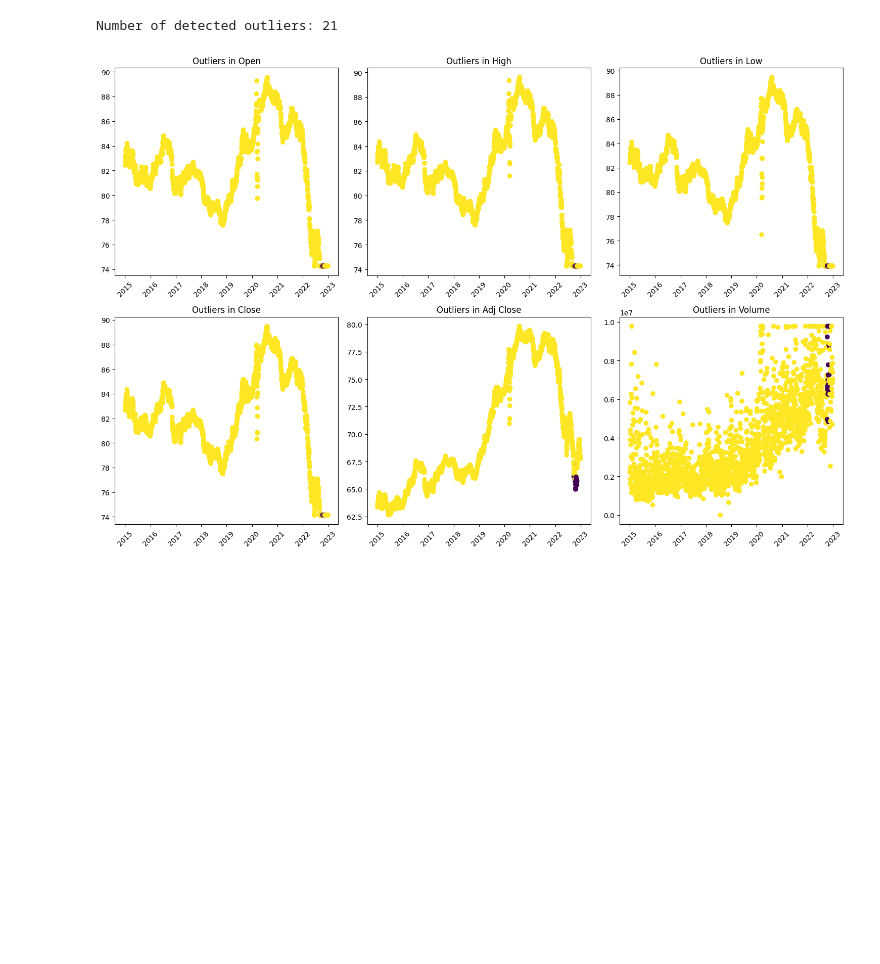
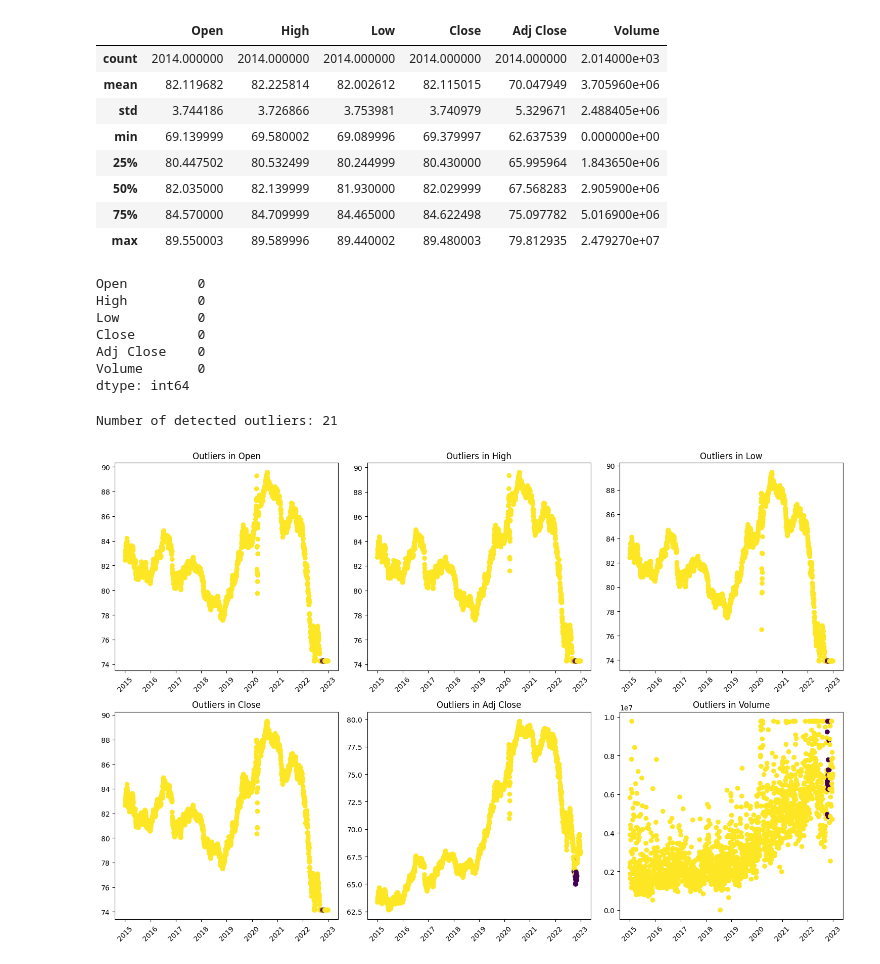
Before and after one commit to Endekalu777/Forecasting-Portfolio-Strategies, a Jupyter notebook: notebooks/BND_data_handler.ipynb, the cells around one changed output. Cells and saved outputs as stored; diff of their text form; code cells hidden in the pictures; blank space fills up the shorter version.

Commit message:
feat: removed repeated plots in the data_handler notebooks of each data

```diff
--- a/notebooks/BND_data_handler.ipynb
+++ b/notebooks/BND_data_handler.ipynb
@@ -8,6 +8,23 @@ from scripts.data_handler import *
 BND_handler = DataHandler("../data/BND_historical_data.csv")
 BND_df = BND_handler.load_data()
 # %%
-BND_handler.detect_outliers()
+BND_handler.process_data()
 # %% [output]
+|  | Open | High | Low | Close | Adj Close | Volume |
+| count | 2014.000000 | 2014.000000 | 2014.000000 | 2014.000000 | 2014.000000 | 2.014000e+03 |
+| mean | 82.119682 | 82.225814 | 82.002612 | 82.115015 | 70.047949 | 3.705960e+06 |
+| std | 3.744186 | 3.726866 | 3.753981 | 3.740979 | 5.329671 | 2.488405e+06 |
+| min | 69.139999 | 69.580002 | 69.089996 | 69.379997 | 62.637539 | 0.000000e+00 |
+| 25% | 80.447502 | 80.532499 | 80.244999 | 80.430000 | 65.995964 | 1.843650e+06 |
+| 50% | 82.035000 | 82.139999 | 81.930000 | 82.029999 | 67.568283 | 2.905900e+06 |
+| 75% | 84.570000 | 84.709999 | 84.465000 | 84.622498 | 75.097782 | 5.016900e+06 |
+| max | 89.550003 | 89.589996 | 89.440002 | 89.480003 | 79.812935 | 2.479270e+07 |
-Number of detected outliers: 21
+Open         0
+High         0
+Low          0
+Close        0
+Adj Close    0
+Volume       0
+dtype: int64
+Number of detected outliers: 21
+[figure, added]
@@ -16,7 +31,3 @@ BND_handler.handle_outliers()
-# %%
-BND_handler.plot_outliers()
-# %% [output]
-[figure, removed]
 # %%
 BND_df = BND_handler.normalize_data()
 # %%
```
Also changed, not shown: parts of 1 cell of this notebook, 2 other files.
